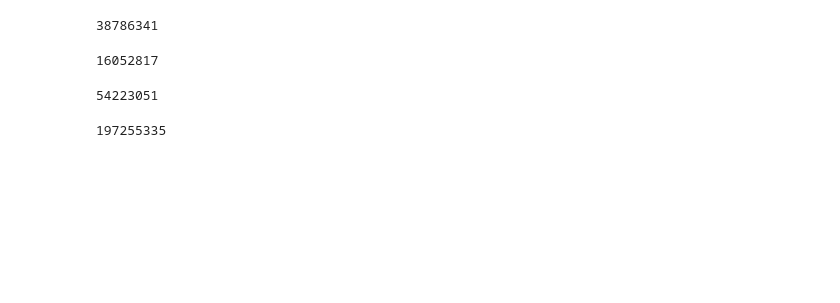
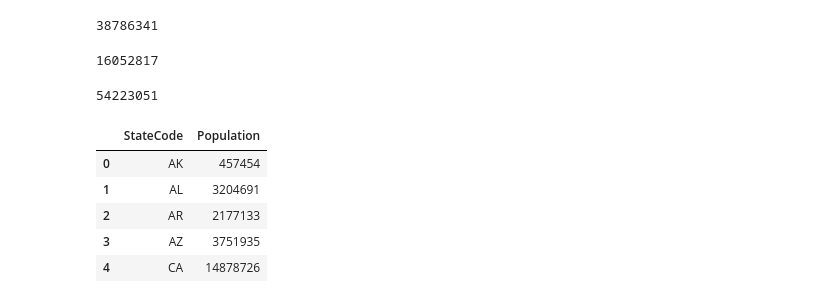
Before and after one commit to bimal-parajuli/data-visualization-us-demographics-dataset, a Jupyter notebook: Untitled.ipynb, the cells around one changed output. Saved outputs shown, nothing was run; the diff lists cells and outputs as text; code cells hidden in the pictures; blank space fills up the shorter version.

```diff
--- a/Untitled.ipynb
+++ b/Untitled.ipynb
@@ -70,8 +84,14 @@ hispanic_by_state['Population'].sum()
 # %%
 
 white_by_state = df.groupby('Abbreviation')['WhitePop'].sum().reset_index()
 white_by_state.columns = ['StateCode', 'Population']
 
 white_by_state['Population'].sum()
+white_by_state.head()
 # %% [output]
-197255335
+|  | StateCode | Population |
+| 0 | AK | 457454 |
+| 1 | AL | 3204691 |
+| 2 | AR | 2177133 |
+| 3 | AZ | 3751935 |
+| 4 | CA | 14878726 |
```
Also changed, not shown: parts of 17 cells of this notebook.
